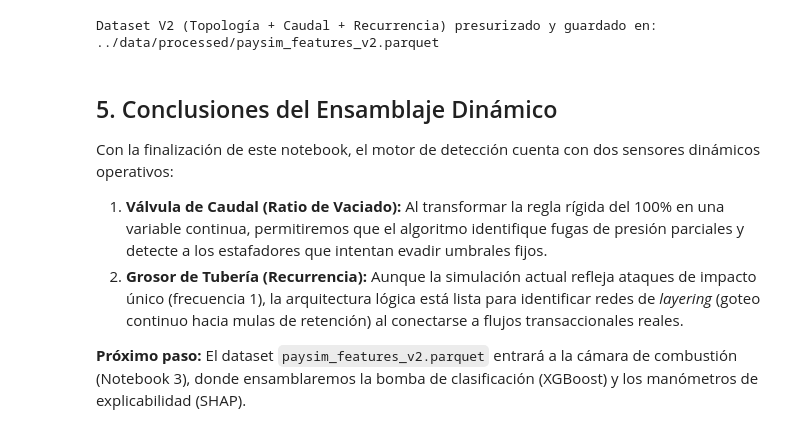
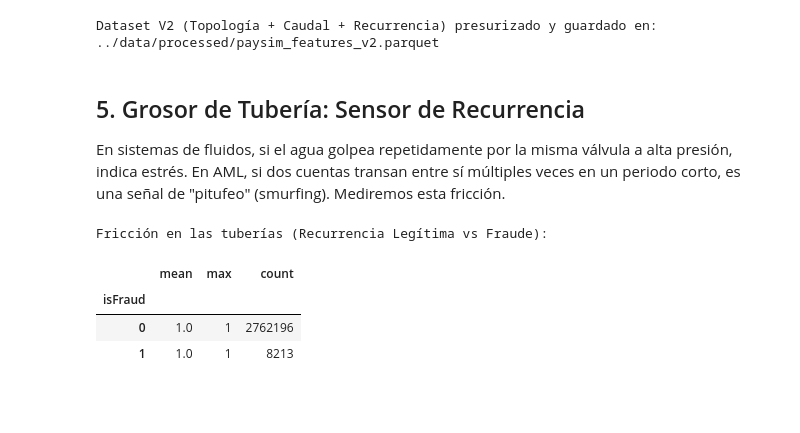
Before and after one commit to maxilovesbjj/aml-money-laundering-engine, a Jupyter notebook: notebooks/02_caudal_y_recurrencia.ipynb, the cells around one changed output. Cells and saved outputs as stored; diff of their text form; code cells hidden in the pictures; blank space fills up the shorter version.

```diff
--- a/notebooks/02_caudal_y_recurrencia.ipynb
+++ b/notebooks/02_caudal_y_recurrencia.ipynb
@@ -86,11 +86,19 @@ print(f"Dataset V2 (Topología + Caudal + Recurrencia) presurizado y guardado en
 # %% [output]
 Dataset V2 (Topología + Caudal + Recurrencia) presurizado y guardado en: ../data/processed/paysim_features_v2.parquet
 # %% [markdown]
-## 5. Conclusiones del Ensamblaje Dinámico
-
-Con la finalización de este notebook, el motor de detección cuenta con dos sensores dinámicos operativos:
-
-1. **Válvula de Caudal (Ratio de Vaciado):** Al transformar la regla rígida del 100% en una variable continua, permitiremos que el algoritmo identifique fugas de presión parciales y detecte a los estafadores que intentan evadir umbrales fijos.
-2. **Grosor de Tubería (Recurrencia):** Aunque la simulación actual refleja ataques de impacto único (frecuencia 1), la arquitectura lógica está lista para identificar redes de *layering* (goteo continuo hacia mulas de retención) al conectarse a flujos transaccionales reales.
-
-**Próximo paso:** El dataset `paysim_features_v2.parquet` entrará a la cámara de combustión (Notebook 3), donde ensamblaremos la bomba de clasificación (XGBoost) y los manómetros de explicabilidad (SHAP).
+## 5. Grosor de Tubería: Sensor de Recurrencia
+En sistemas de fluidos, si el agua golpea repetidamente por la misma válvula a alta presión, indica estrés. En AML, si dos cuentas transan entre sí múltiples veces en un periodo corto, es una señal de "pitufeo" (smurfing). Mediremos esta fricción.
+# %%
+# Calculamos cuántas veces interactúa exactamente el mismo par Origen-Destino
+recurrencia = df.groupby(['nameOrig', 'nameDest']).size().reset_index(name='frecuencia_conexion')
+df = df.merge(recurrencia, on=['nameOrig', 'nameDest'], how='left')
+
+analisis_recurrencia = df.groupby('isFraud')['frecuencia_conexion'].agg(['mean', 'max', 'count']).round(2)
+print("Fricción en las tuberías (Recurrencia Legítima vs Fraude):")
+display(analisis_recurrencia)
+# %% [output]
+Fricción en las tuberías (Recurrencia Legítima vs Fraude):
+|  | mean | max | count |
+| isFraud |  |  |  |
+| 0 | 1.0 | 1 | 2762196 |
+| 1 | 1.0 | 1 | 8213 |
```
Also changed, not shown: parts of 4 cells of this notebook.
